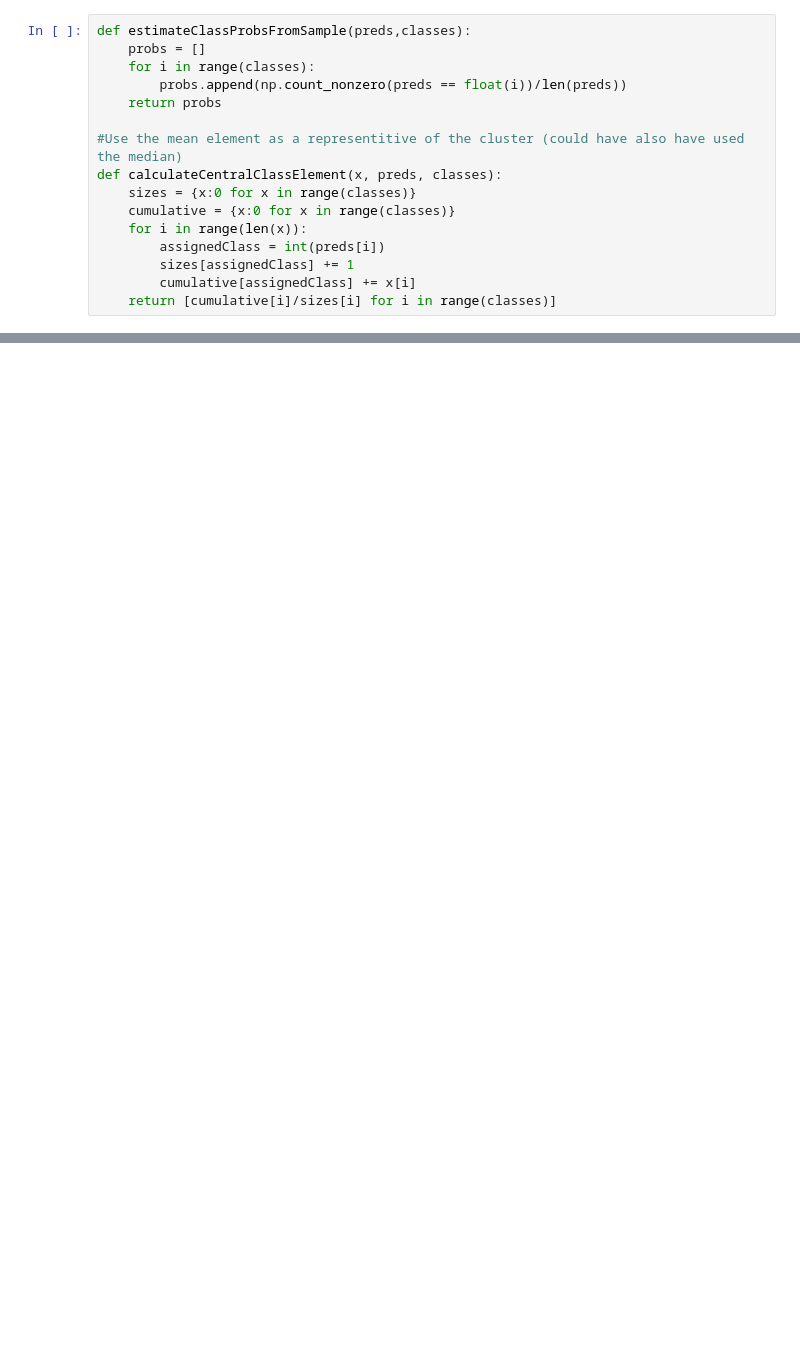
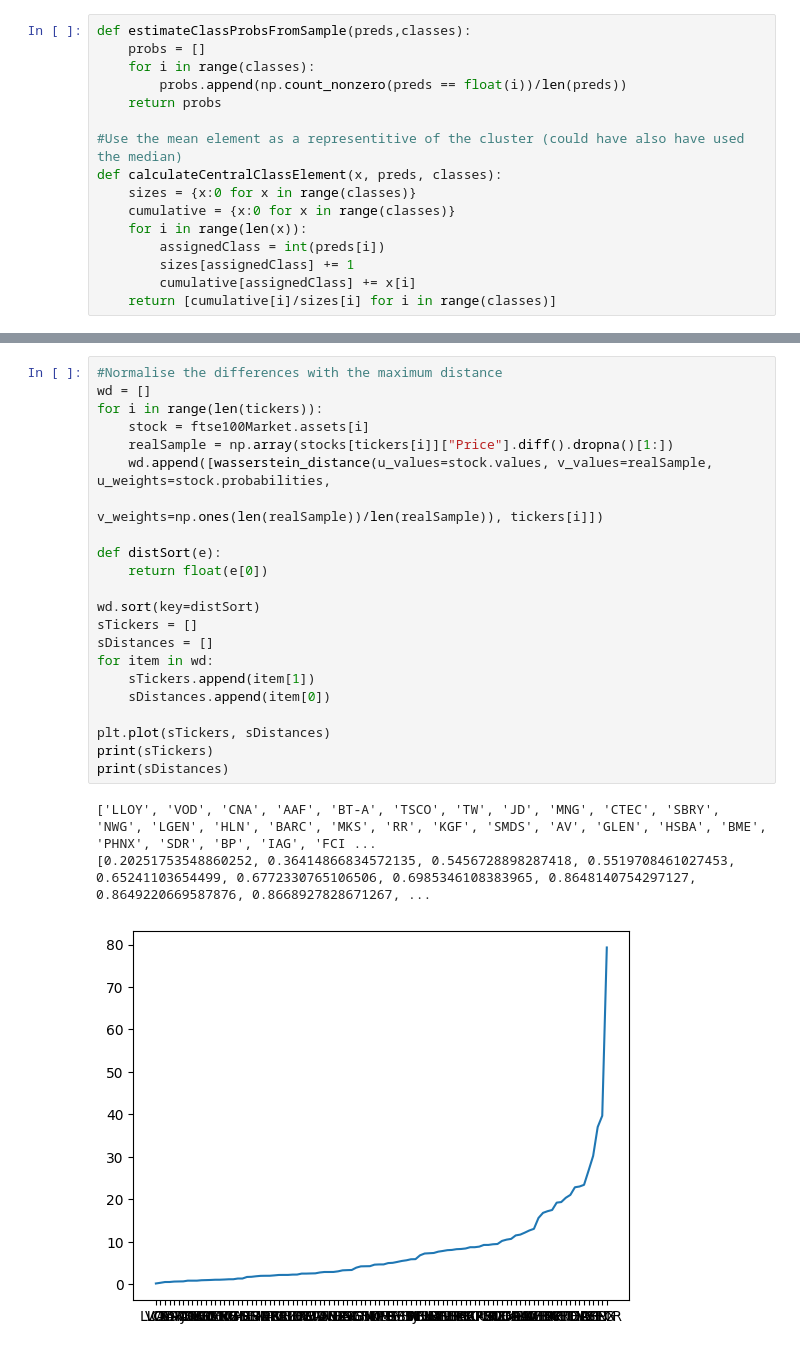
Before and after one commit to Jamesflynn1/FiniteMarketModel, a Jupyter notebook: EvaluateFit.ipynb, the cells around one changed output, grey strips where cells are left out. Drawn from its saved outputs; the diff is of its cells as text; blank space fills up the shorter version.

```diff
--- a/EvaluateFit.ipynb
+++ b/EvaluateFit.ipynb
@@ -170,0 +313,26 @@ for tick in tickers:
+# %%
+#Normalise the differences with the maximum distance
+wd = []
+for i in range(len(tickers)):
+    stock = ftse100Market.assets[i]
+    realSample = np.array(stocks[tickers[i]]["Price"].diff().dropna()[1:])
+    wd.append([wasserstein_distance(u_values=stock.values, v_values=realSample, u_weights=stock.probabilities,
+                                   v_weights=np.ones(len(realSample))/len(realSample)), tickers[i]])
+
+def distSort(e):
+    return float(e[0])
+
+wd.sort(key=distSort)
+sTickers = []
+sDistances = []
+for item in wd:
+    sTickers.append(item[1])
+    sDistances.append(item[0])
+
+plt.plot(sTickers, sDistances)
+print(sTickers)
+print(sDistances)
+# %% [output]
+['LLOY', 'VOD', 'CNA', 'AAF', 'BT-A', 'TSCO', 'TW', 'JD', 'MNG', 'CTEC', 'SBRY', 'NWG', 'LGEN', 'HLN', 'BARC', 'MKS', 'RR', 'KGF', 'SMDS', 'AV', 'GLEN', 'HSBA', 'BME', 'PHNX', 'SDR', 'BP', 'IAG', 'FCI ...
+[0.20251753548860252, 0.36414866834572135, 0.5456728898287418, 0.5519708461027453, 0.65241103654499, 0.6772330765106506, 0.6985346108383965, 0.8648140754297127, 0.8649220669587876, 0.8668927828671267, ...
+[figure, added]
```
Also changed, not shown: parts of 26 cells of this notebook, 1 other file.
